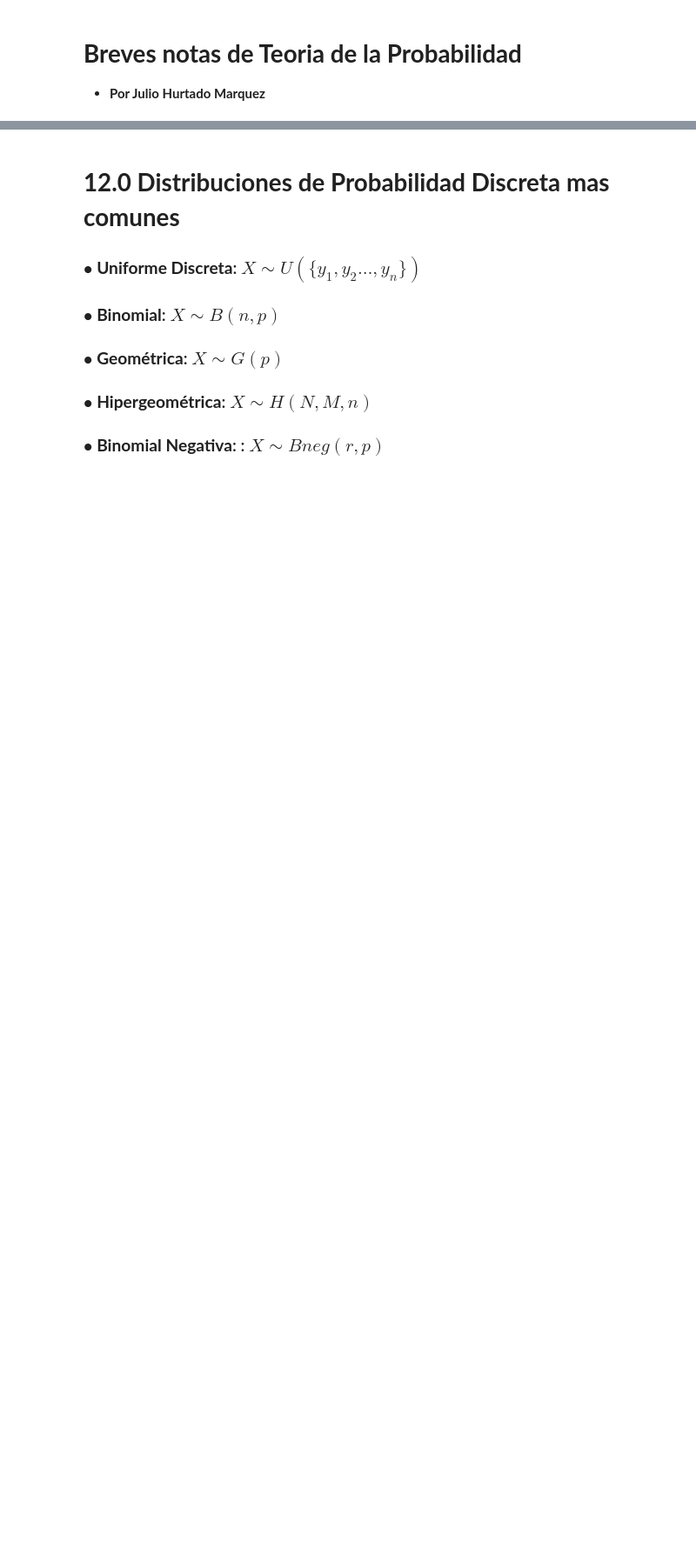
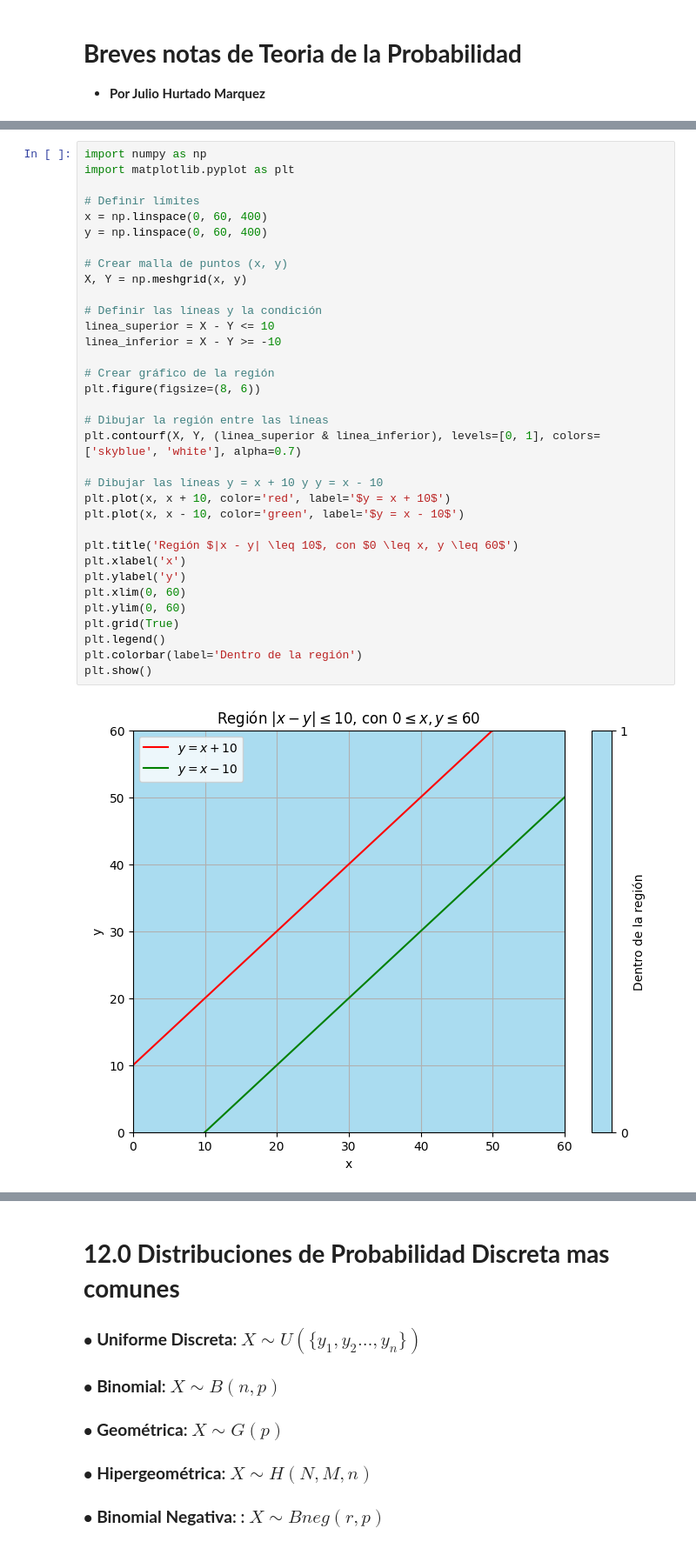
Before and after one commit to JSEFERINO/Teoria-de-Probabilidad-MEYCD, a Jupyter notebook: 12_C_Probabilidad_2.ipynb, the cells around one changed output, grey strips where cells are left out. Shown at 87% size. Saved outputs shown, nothing was run; the diff lists cells and outputs as text; blank space fills up the shorter version.

```diff
--- a/12_C_Probabilidad_2.ipynb
+++ b/12_C_Probabilidad_2.ipynb
@@ -182,0 +24,36 @@ $$
+# %%
+import numpy as np
+import matplotlib.pyplot as plt
+
+# Definir límites
+x = np.linspace(0, 60, 400)
+y = np.linspace(0, 60, 400)
+
+# Crear malla de puntos (x, y)
+X, Y = np.meshgrid(x, y)
+
+# Definir las líneas y la condición
+linea_superior = X - Y <= 10
+linea_inferior = X - Y >= -10
+
+# Crear gráfico de la región
+plt.figure(figsize=(8, 6))
+
+# Dibujar la región entre las líneas
+plt.contourf(X, Y, (linea_superior & linea_inferior), levels=[0, 1], colors=['skyblue', 'white'], alpha=0.7)
+
+# Dibujar las líneas y = x + 10 y y = x - 10
+plt.plot(x, x + 10, color='red', label='$y = x + 10$')
+plt.plot(x, x - 10, color='green', label='$y = x - 10$')
+
+plt.title('Región $|x - y| \leq 10$, con $0 \leq x, y \leq 60$')
+plt.xlabel('x')
+plt.ylabel('y')
+plt.xlim(0, 60)
+plt.ylim(0, 60)
+plt.grid(True)
+plt.legend()
+plt.colorbar(label='Dentro de la región')
+plt.show()
+# %% [output]
+[figure, added]
```
Also changed, not shown: parts of 20 cells of this notebook.
